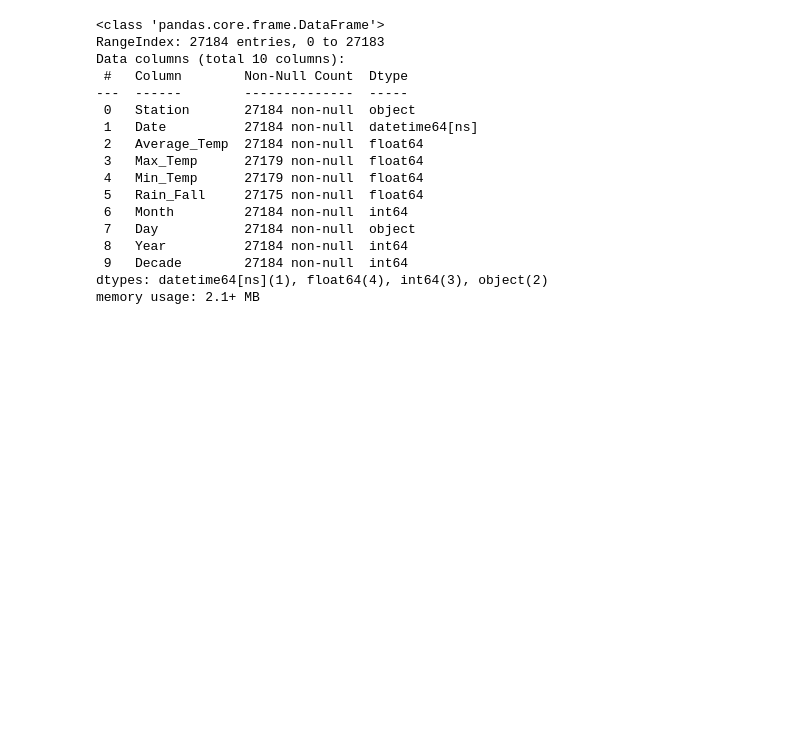
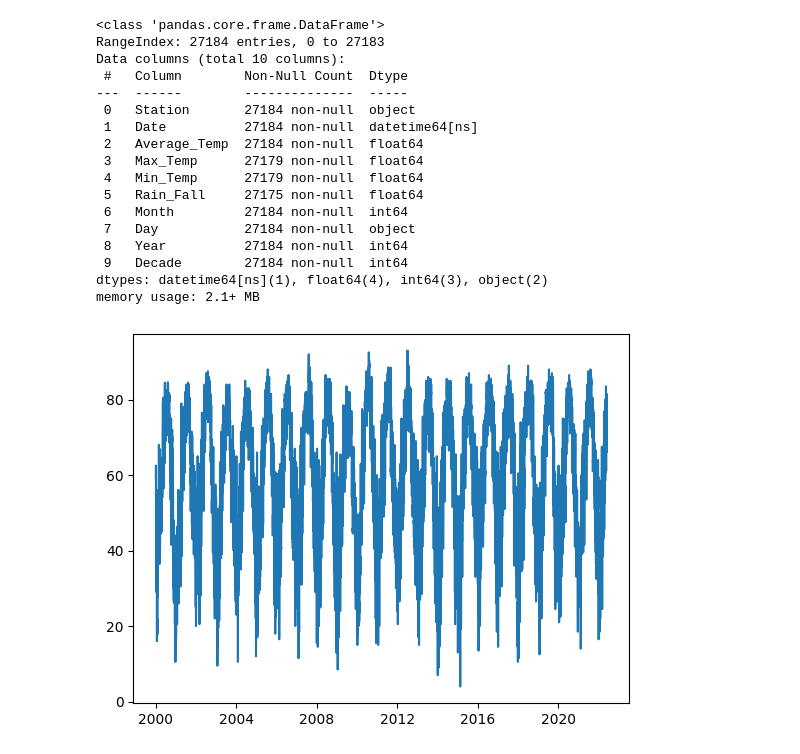
Before and after one commit to dmorton714/weather, a Jupyter notebook: redo.ipynb, the cells around one changed output. Cells and saved outputs as stored; diff of their text form; code cells hidden in the pictures; blank space fills up the shorter version.

```diff
--- a/redo.ipynb
+++ b/redo.ipynb
@@ -166,0 +170,5 @@ memory usage: 2.1+ MB
+# %%
+plt.plot(df ['Date'], df ['Average_Temp'])
+plt.show()
+# %% [output]
+[figure, added]
```
Also changed, not shown: parts of 11 cells of this notebook, 25 other files.
